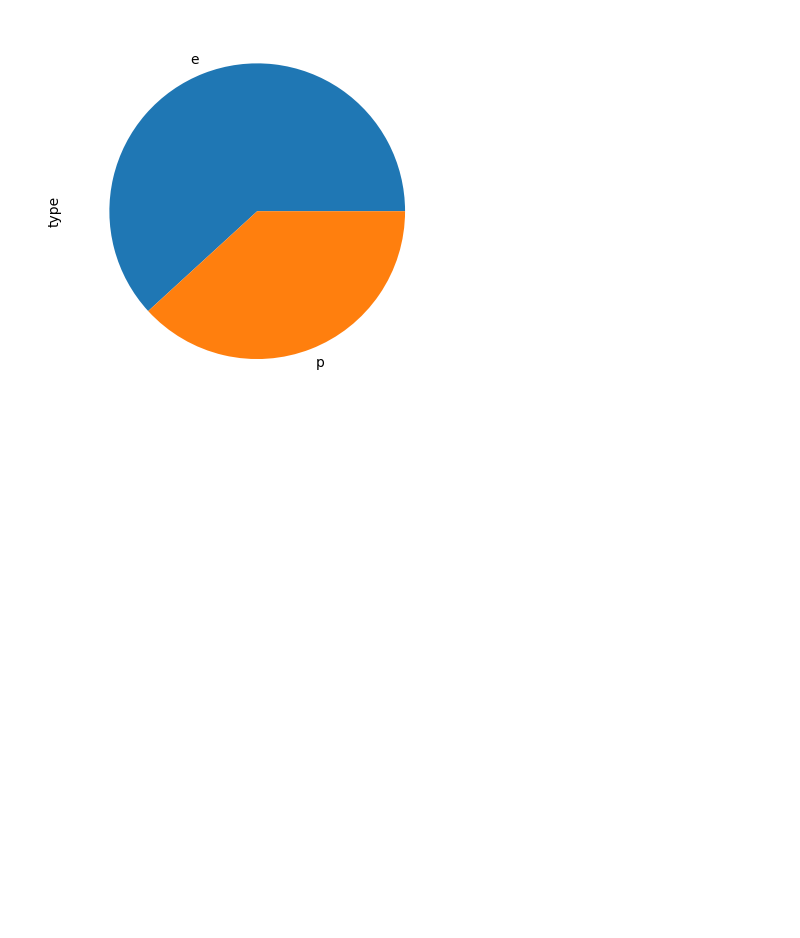
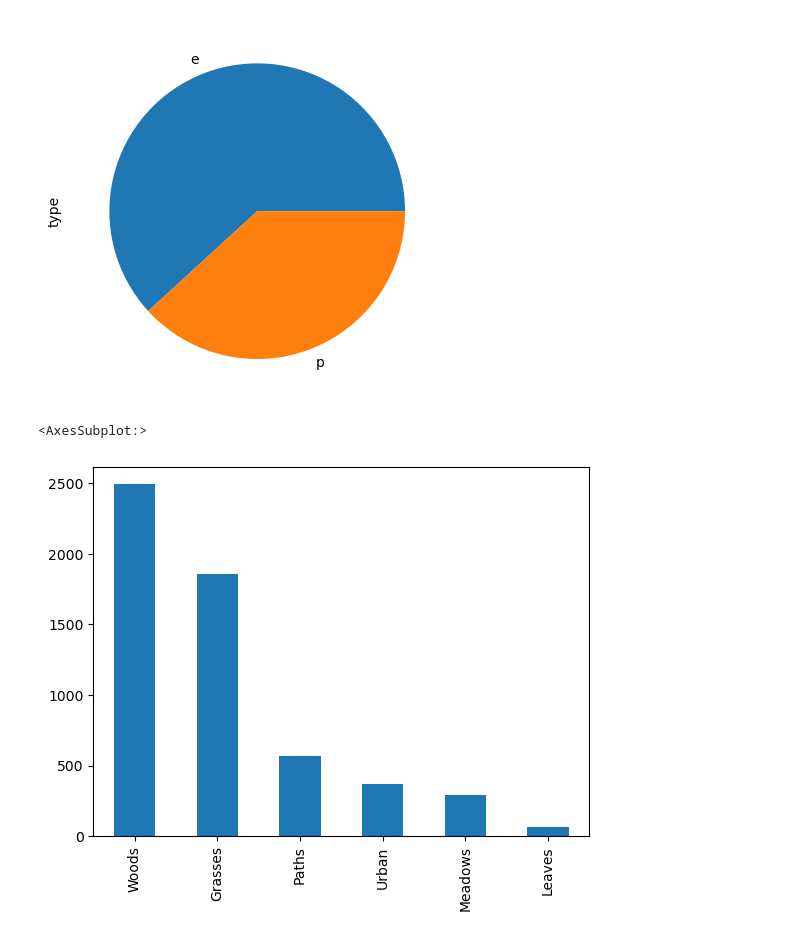
Before and after one commit to brandonch-9029/Agaricus-Lepiota-Classification, a Jupyter notebook: Data_Prep_Visualisations-Copy1.ipynb, the cells around one changed output. Cells and saved outputs as stored; diff of their text form; code cells hidden in the pictures; blank space fills up the shorter version.

Commit message:
Added Habitat bar chart

```diff
--- a/Data_Prep_Visualisations-Copy1.ipynb
+++ b/Data_Prep_Visualisations-Copy1.ipynb
@@ -36,6 +39,26 @@ X2.type.value_counts().plot(kind="pie")
 # %% [output]
 <AxesSubplot:ylabel='type'>
 [figure]
+# %%
+### Bar chart comparing the habitats of the mushroom samples AFTER cleaning
+
+# Create a dictionary for renaming habitat axis labels
+habitat_dictionary = {
+    "d": "Woods",
+    "g": "Grasses",
+    "p": "Paths",
+    "u": "Urban",
+    "m": "Meadows",
+    "l": "Leaves"
+}
+
+# Use the dictionary in the .replace method, then get the counts and plot the bar chart
+habitats = X2.replace(to_replace=habitat_dict)
+habitats = habitats.habitat.value_counts()
+habitats.plot(kind="bar")
+# %% [output]
+<AxesSubplot:>
+[figure, added]
 # %%
 ## Cleaned training and target data, ready to split and train
 
```
Also changed, not shown: parts of 1 cell of this notebook.
